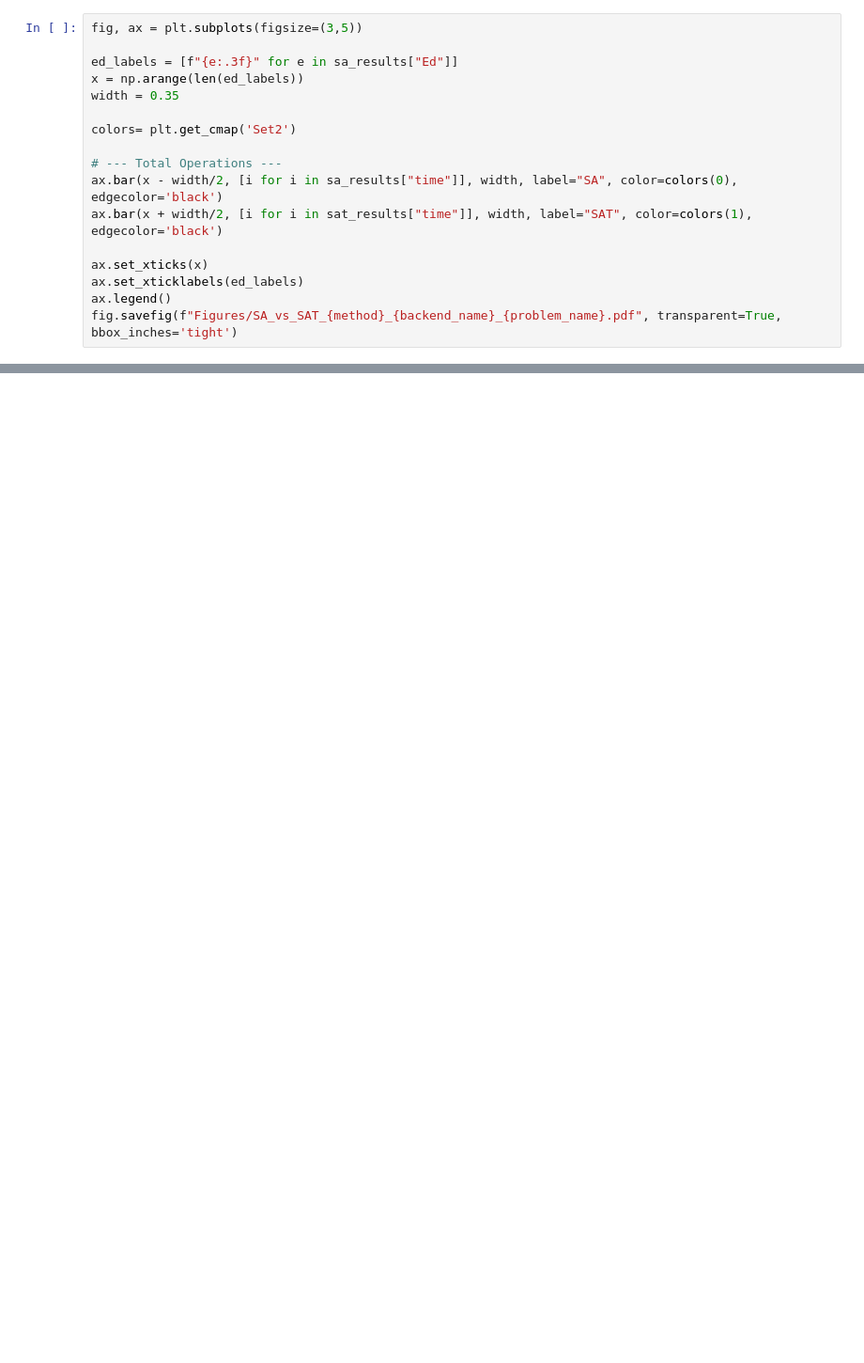
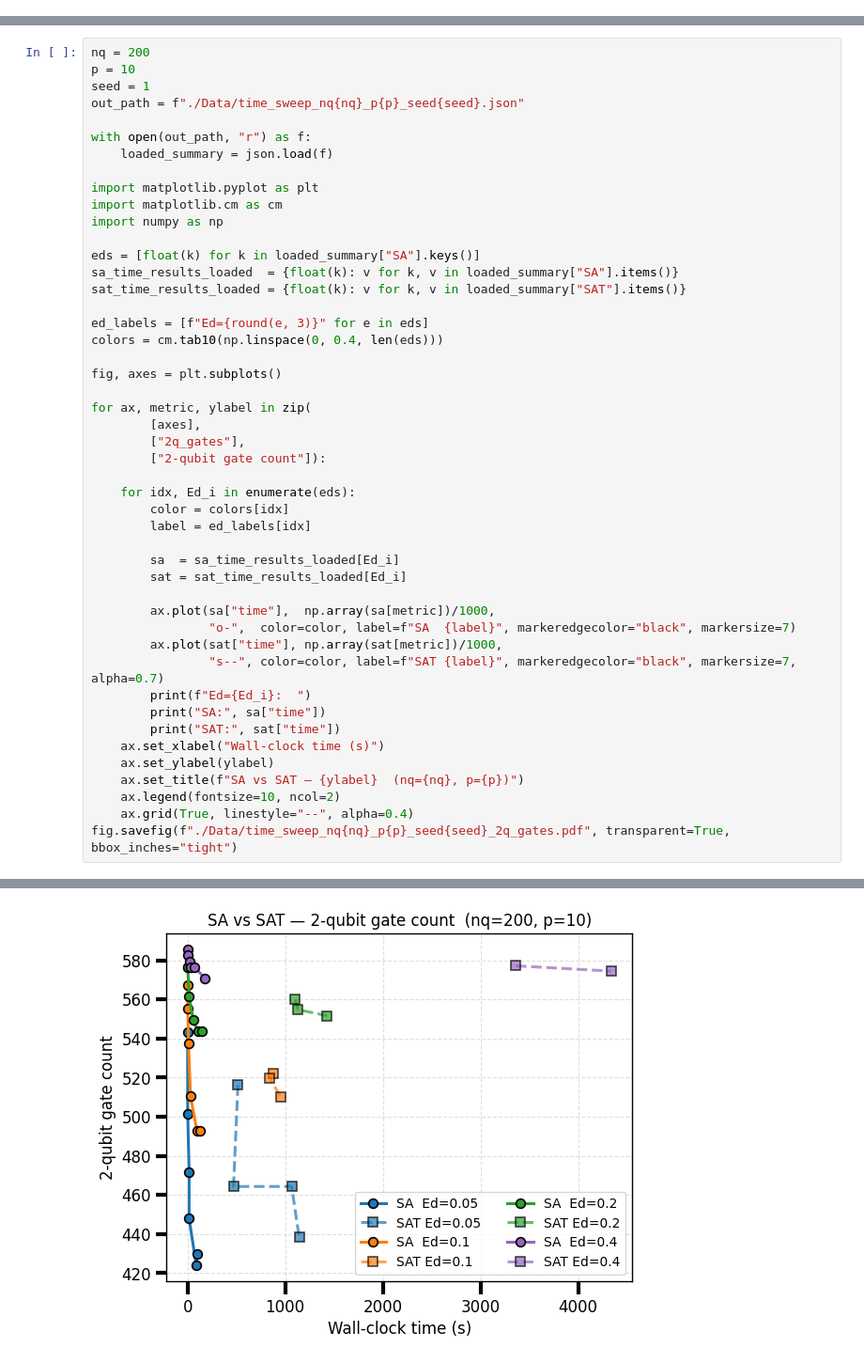
Before and after one commit to alejomonbar/QAOA-efficient-circuit-transpilation, a Jupyter notebook: SAT_comparison.ipynb, the cells around one changed output, grey strips where cells are left out. Shown at 94% size. Drawn from its saved outputs; the diff is of its cells as text; blank space fills up the shorter version.

```diff
--- a/SAT_comparison.ipynb
+++ b/SAT_comparison.ipynb
@@ -335,17 +191,0 @@ fig.savefig(f"Figures/SA_vs_SAT_{method}_{backend_name}_{problem_name}_depth.pdf
-# %%
-fig, ax = plt.subplots(figsize=(3,5))
-
-ed_labels = [f"{e:.3f}" for e in sa_results["Ed"]]
-x = np.arange(len(ed_labels))
-width = 0.35
-
-colors= plt.get_cmap('Set2')
-
-# --- Total Operations ---
-ax.bar(x - width/2, [i for i in sa_results["time"]], width, label="SA", color=colors(0), edgecolor='black')
-ax.bar(x + width/2, [i for i in sat_results["time"]], width, label="SAT", color=colors(1), edgecolor='black')
-
-ax.set_xticks(x)
-ax.set_xticklabels(ed_labels)
-ax.legend()
-fig.savefig(f"Figures/SA_vs_SAT_{method}_{backend_name}_{problem_name}.pdf", transparent=True, bbox_inches='tight')
@@ -412,0 +231,48 @@ plt.show()
+# %%
+nq = 200
+p = 10
+seed = 1
+out_path = f"./Data/time_sweep_nq{nq}_p{p}_seed{seed}.json"
+
+with open(out_path, "r") as f:
+    loaded_summary = json.load(f)
+
+import matplotlib.pyplot as plt
+import matplotlib.cm as cm
+import numpy as np
+
+eds = [float(k) for k in loaded_summary["SA"].keys()]
+sa_time_results_loaded  = {float(k): v for k, v in loaded_summary["SA"].items()}
+sat_time_results_loaded = {float(k): v for k, v in loaded_summary["SAT"].items()}
+
+ed_labels = [f"Ed={round(e, 3)}" for e in eds]
+colors = cm.tab10(np.linspace(0, 0.4, len(eds)))
+
+fig, axes = plt.subplots()
+
+for ax, metric, ylabel in zip(
+        [axes],
+        ["2q_gates"],
+        ["2-qubit gate count"]):
+
+    for idx, Ed_i in enumerate(eds):
+        color = colors[idx]
+        label = ed_labels[idx]
+
+        sa  = sa_time_results_loaded[Ed_i]
+        sat = sat_time_results_loaded[Ed_i]
+
+        ax.plot(sa["time"],  np.array(sa[metric])/1000,
+                "o-",  color=color, label=f"SA  {label}", markeredgecolor="black", markersize=7)
+        ax.plot(sat["time"], np.array(sat[metric])/1000,
+                "s--", color=color, label=f"SAT {label}", markeredgecolor="black", markersize=7, alpha=0.7)
+        print(f"Ed={Ed_i}:  ")
+        print("SA:", sa["time"])
+        print("SAT:", sat["time"])
+    ax.set_xlabel("Wall-clock time (s)")
+    ax.set_ylabel(ylabel)
+    ax.set_title(f"SA vs SAT — {ylabel}  (nq={nq}, p={p})")
+    ax.legend(fontsize=10, ncol=2)
+    ax.grid(True, linestyle="--", alpha=0.4)
+fig.savefig(f"./Data/time_sweep_nq{nq}_p{p}_seed{seed}_2q_gates.pdf", transparent=True, bbox_inches="tight")
+# %% [output]
@@ -412,0 +291 @@ plt.show()
+[figure, added]
```
Also changed, not shown: parts of 22 cells of this notebook, 7 other files.
